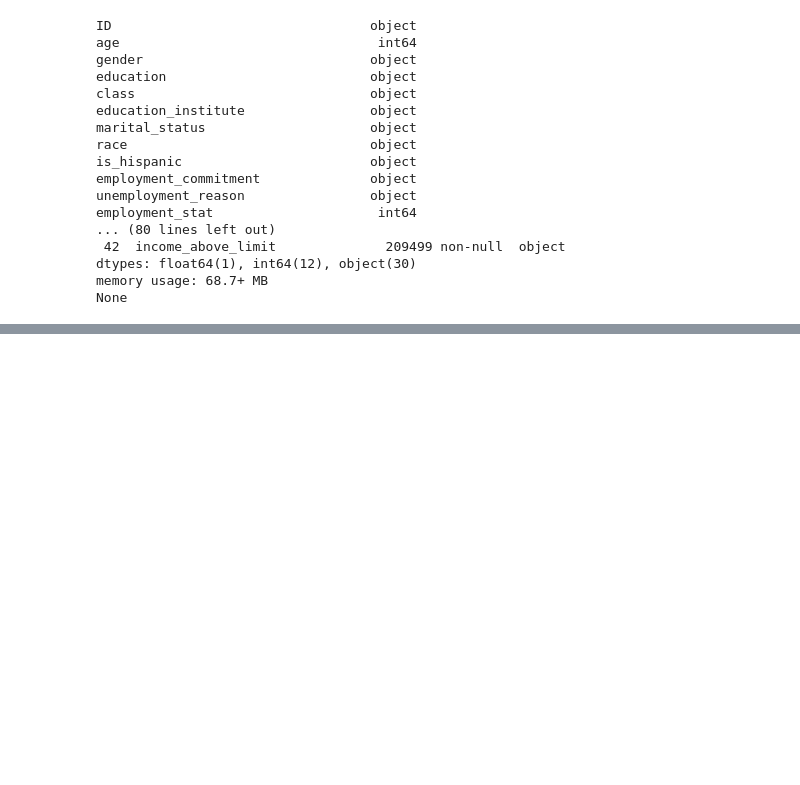
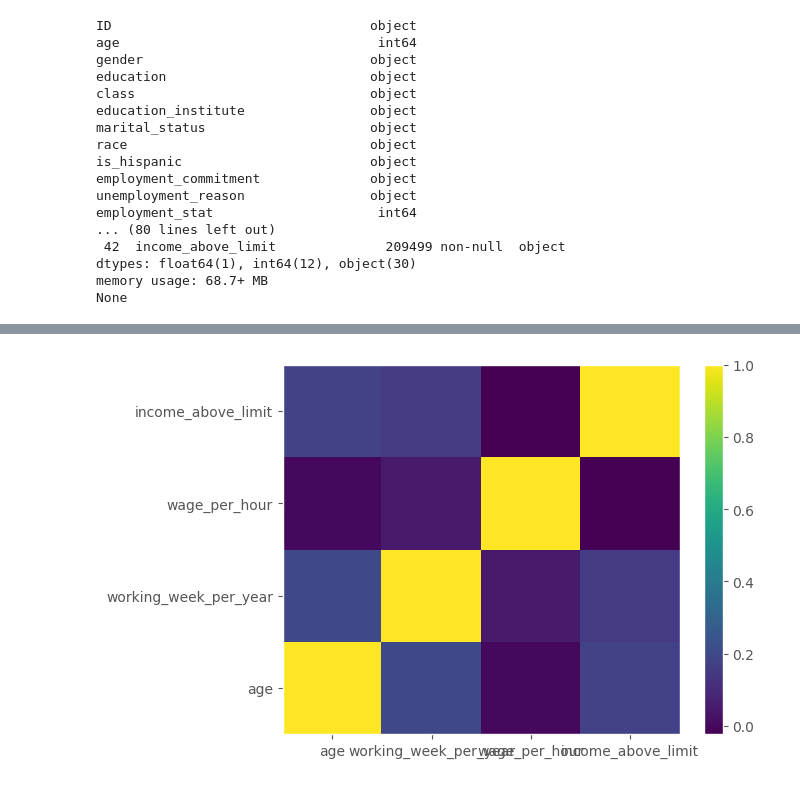
Before and after one commit to Jadonsw123/Jupyter, a Jupyter notebook: MLProject1.ipynb, the cells around one changed output, grey strips where cells are left out. Cells and saved outputs as stored; diff of their text form; code cells hidden in the pictures; blank space fills up the shorter version.

```diff
--- a/MLProject1.ipynb
+++ b/MLProject1.ipynb
@@ -150,0 +202,12 @@ memory usage: 16.0+ MB
+# %%
+# plot the correlation matrix
+vars_to_use = ['age', 'working_week_per_year', 'wage_per_hour', 'income_above_limit'] # pick vars
+plt.pcolor(df[vars_to_use].corr()) # do the feature correlation plot
+
+# fill in the indices
+plt.yticks(np.arange(0.5, len(vars_to_use), 1), vars_to_use)
+plt.xticks(np.arange(0.5, len(vars_to_use), 1), vars_to_use)
+plt.colorbar()
+plt.show()
+# %% [output]
+[figure, added]
```
Also changed, not shown: parts of 9 cells of this notebook, 2 other files.
